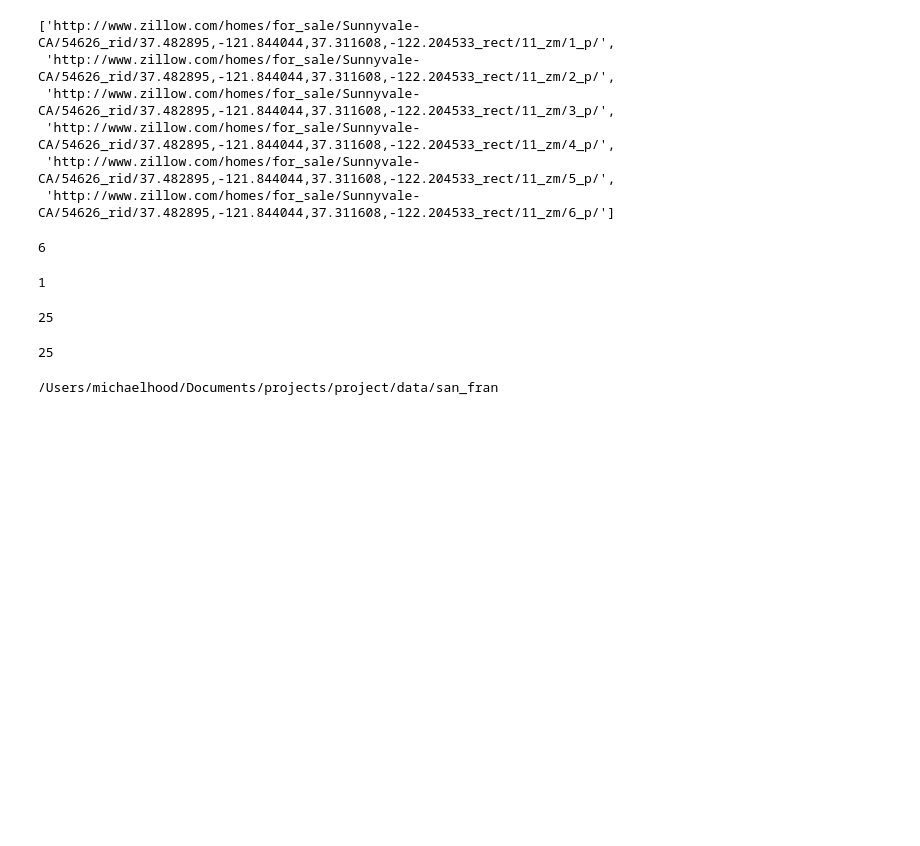
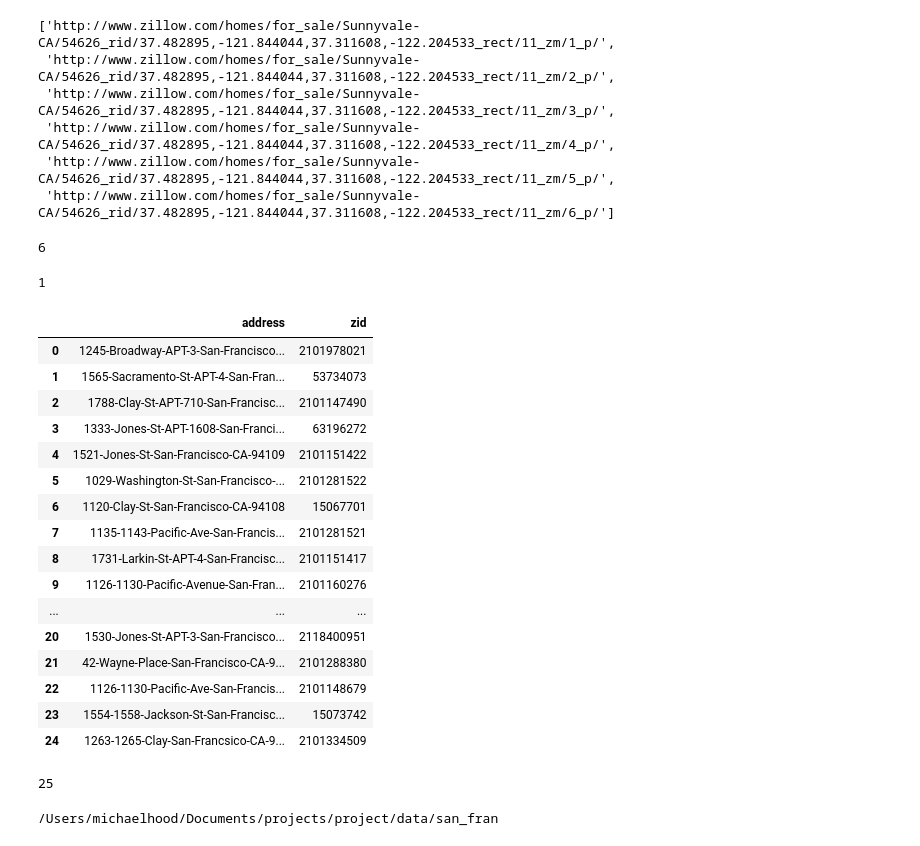
Before and after one commit to MichaelAHood/project, a Jupyter notebook: code/web_scraping.ipynb, the cells around one changed output. Cells and saved outputs as stored; diff of their text form; code cells hidden in the pictures; blank space fills up the shorter version.

```diff
--- a/code/web_scraping.ipynb
+++ b/code/web_scraping.ipynb
@@ -134,7 +142,25 @@ for html_doc in html_content:
-# %%
-len(homes)
-# %% [output]
-25
+# %%
+d = extract_address_and_zpid(html_content)
+# %%
+d
+# %% [output]
+|  | address | zid |
+| 0 | 1245-Broadway-APT-3-San-Francisco... | 2101978021 |
+| 1 | 1565-Sacramento-St-APT-4-San-Fran... | 53734073 |
+| 2 | 1788-Clay-St-APT-710-San-Francisc... | 2101147490 |
+| 3 | 1333-Jones-St-APT-1608-San-Franci... | 63196272 |
+| 4 | 1521-Jones-St-San-Francisco-CA-94109 | 2101151422 |
+| 5 | 1029-Washington-St-San-Francisco-... | 2101281522 |
+| 6 | 1120-Clay-St-San-Francisco-CA-94108 | 15067701 |
+| 7 | 1135-1143-Pacific-Ave-San-Francis... | 2101281521 |
+| 8 | 1731-Larkin-St-APT-4-San-Francisc... | 2101151417 |
+| 9 | 1126-1130-Pacific-Avenue-San-Fran... | 2101160276 |
+| ... | ... | ... |
+| 20 | 1530-Jones-St-APT-3-San-Francisco... | 2118400951 |
+| 21 | 42-Wayne-Place-San-Francisco-CA-9... | 2101288380 |
+| 22 | 1126-1130-Pacific-Ave-San-Francis... | 2101148679 |
+| 23 | 1554-1558-Jackson-St-San-Francisc... | 15073742 |
+| 24 | 1263-1265-Clay-San-Francsico-CA-9... | 2101334509 |
 # %%
 def remove_bad_addresses(homes):
     for zid, address in homes.items():
```
Also changed, not shown: parts of 4 cells of this notebook, 2 other files.
